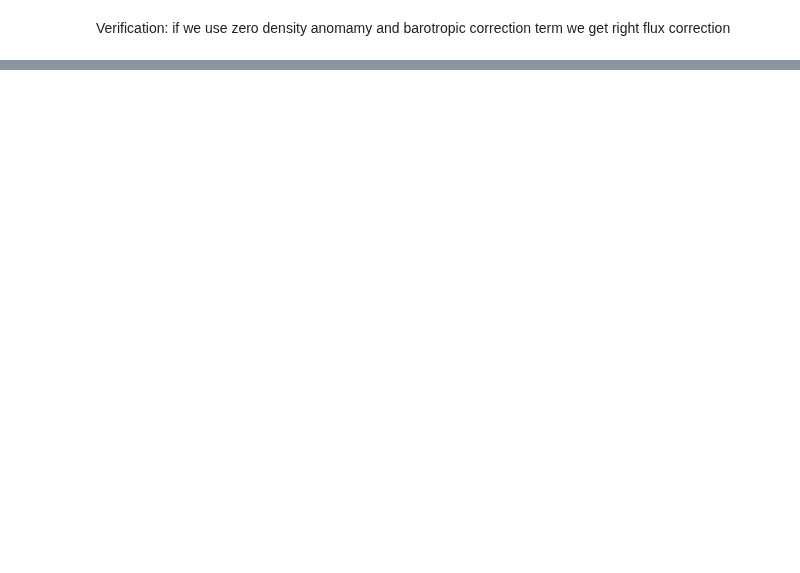
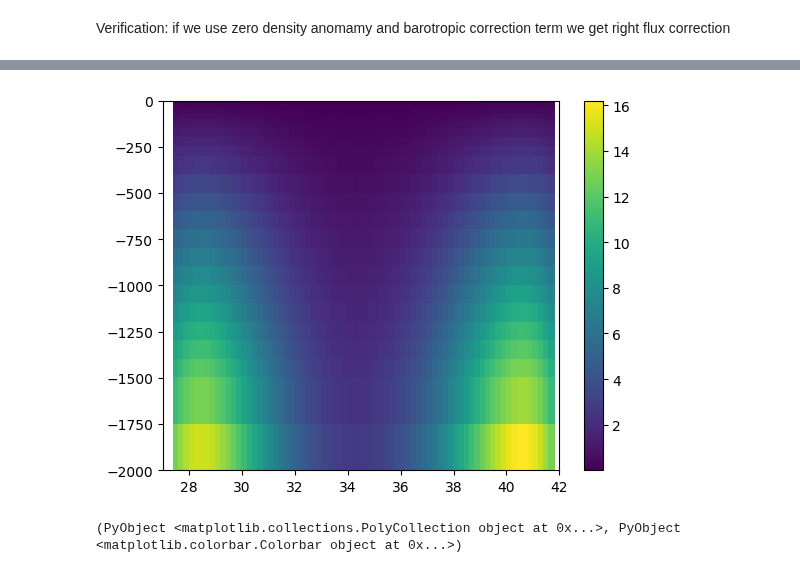
Before and after one commit to gher-uliege/Diva-Workshops, a Jupyter notebook: notebooks/Advanced-topics/geostrophytest.ipynb, the cells around one changed output, grey strips where cells are left out. Drawn from its saved outputs; the diff is of its cells as text; code cells hidden in the pictures; blank space fills up the shorter version.

```diff
--- a/notebooks/Advanced-topics/geostrophytest.ipynb
+++ b/notebooks/Advanced-topics/geostrophytest.ipynb
@@ -147,0 +159,5 @@ velafterb,etaafterb,Vfluxafterb=geostrophy(mask,0.0*dens,(pm,pn,po),(xi,yi,zi);s
+# %%
+pcolor(xi[:,1,:],-zi[:,1,:],psi[2]),colorbar()
+# %% [output]
+[figure, added]
+(PyObject <matplotlib.collections.PolyCollection object at 0x...>, PyObject <matplotlib.colorbar.Colorbar object at 0x...>)
```
Also changed, not shown: parts of 11 cells of this notebook.
